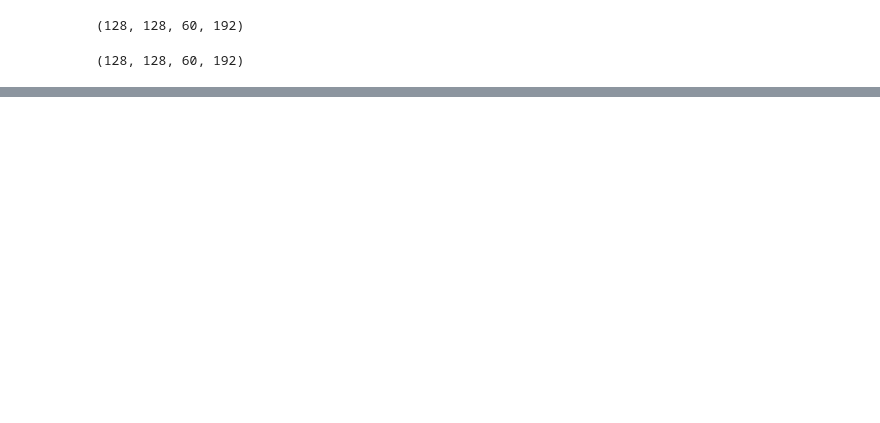
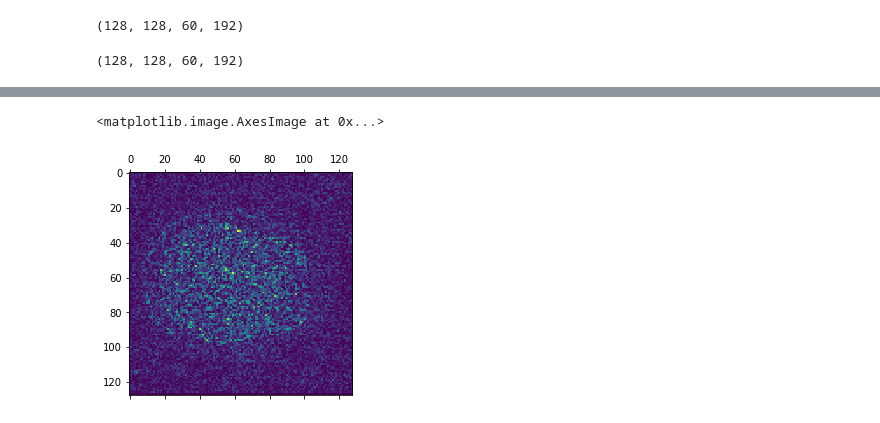
Before and after one commit to nrdg/hmc, a Jupyter notebook: 00_core.ipynb, the cells around one changed output, grey strips where cells are left out. Drawn from its saved outputs; the diff is of its cells as text; code cells hidden in the pictures; blank space fills up the shorter version.

Commit message:
A bit more experiments looking at the actual out-of-sample prediction.

```diff
--- a/00_core.ipynb
+++ b/00_core.ipynb
@@ -363,0 +353,6 @@ plt.plot(pred[64, 64, 30])
+# %%
+out_data = moving_data[..., ~loo_idxer]
+out_gtab = dpg.gradient_table(moving_bvals[~loo_idxer],
+                                moving_bvecs[~loo_idxer])
+
+out_pred = sff.predict(out_gtab, S0=ref_data[..., 0])
@@ -363,0 +363,2 @@ plt.plot(pred[64, 64, 30])
+# %%
+foo = np.sqrt((out_data[:, :, 30, 0] - out_pred[:, :, 30])**2)
@@ -363,0 +369,5 @@ plt.plot(pred[64, 64, 30])
+# %%
+plt.matshow(foo)
+# %% [output]
+<matplotlib.image.AxesImage at 0x...>
+[figure, added]
```
Also changed, not shown: parts of 11 cells of this notebook.
